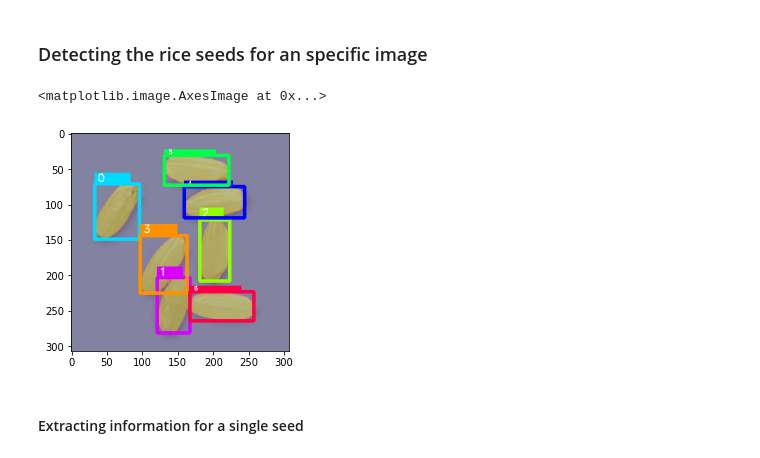
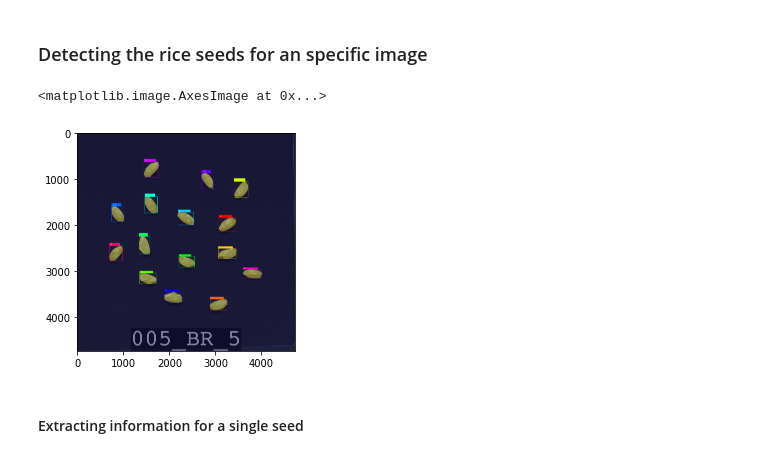
Before and after one commit to anaguilarar/Crop_DL, a Jupyter notebook: Rice_seeds_example.ipynb, the cells around one changed output. Cells and saved outputs as stored; diff of their text form; code cells hidden in the pictures.

```diff
--- a/Rice_seeds_example.ipynb
+++ b/Rice_seeds_example.ipynb
@@ -38,7 +31,7 @@ Likewise, the model will be updated with a pre-trained version. this version is
 # %%
 IMAGESPATH = "example_imagery/seeds"
 WEIGHTSURL= "https://dlmodels-bucket.s3.ap-northeast-1.amazonaws.com/maskrcnn_rice_seeds.zip"
-
+PREDICTION_CONFIDENCE = 0.65
 WEIGHTSPATH = check_weigth_path(WEIGHTSURL, suffix="checkpoint", weights_path="model_weights")
 # %% [output]
 ['maskrcnn_rice_seeds_20230308-000041/checkpoint']
@@ -64,13 +56,13 @@ files available in folder:  ['test5.jpg', 'test3.jpg', 'test2.jpg', 'test10.jpg'
 # %% [markdown]
 ### Detecting the rice seeds for an specific image
 # %%
-img_number = 1
-ricecounts.detect_rice(img_number, keepsize=True, segment_threshold = 170)
+img_number = 7
+ricecounts.detect_rice(img_number, keepsize=True, segment_threshold = 170, threshold = PREDICTION_CONFIDENCE)
 m = ricecounts.plot_prediction(only_image=True)
 plt.imshow(m[:,:,[2,1,0]])
 # %% [output]
 <matplotlib.image.AxesImage at 0x...>
-[figure, old version]
+[figure, new version]
 # %% [markdown]
 #### Extracting information for a single seed
 # %%
```
Also changed, not shown: parts of 7 cells of this notebook.
